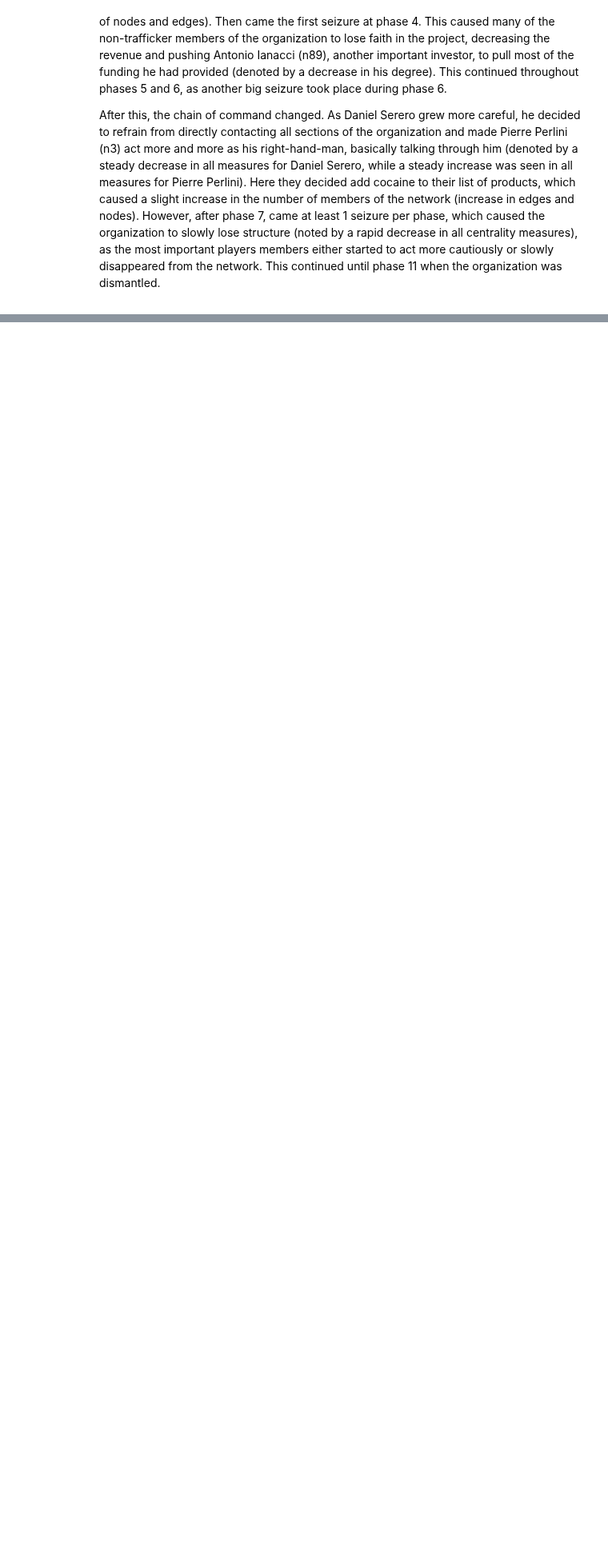
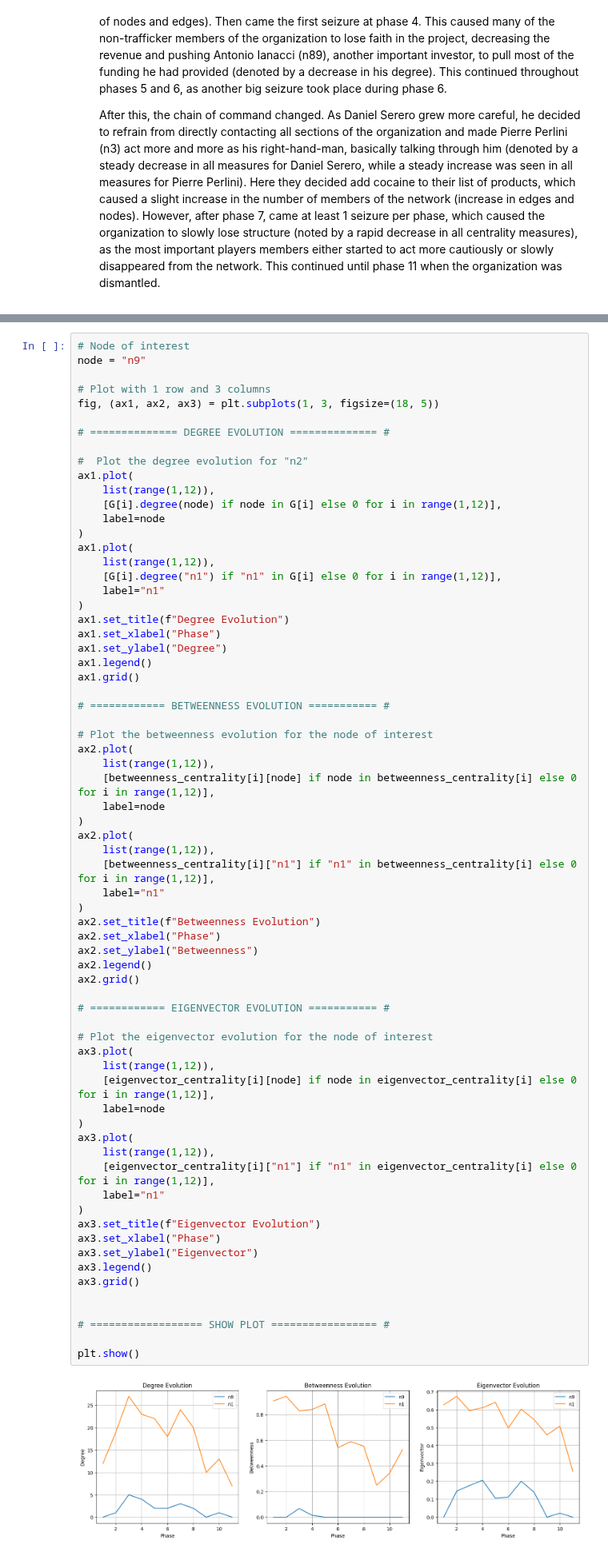
Before and after one commit to eddysanoli-galileo/Data-Analysis-Statistical-Modeling-and-Computation-in-Applications, a Jupyter notebook: Module 3 - Network Analysis/Project/Problem 2.ipynb, the cells around one changed output, grey strips where cells are left out. Shown at 80% size. Cells and saved outputs as stored; diff of their text form; blank space fills up the shorter version.

```diff
--- a/Module 3 - Network Analysis/Project/Problem 2.ipynb
+++ b/Module 3 - Network Analysis/Project/Problem 2.ipynb
@@ -696,0 +920,70 @@ important_nodes = [
+# %%
+# Node of interest
+node = "n9"
+
+# Plot with 1 row and 3 columns
+fig, (ax1, ax2, ax3) = plt.subplots(1, 3, figsize=(18, 5))
+
+# ============== DEGREE EVOLUTION ============== #
+
+#  Plot the degree evolution for "n2"
+ax1.plot(
+    list(range(1,12)),
+    [G[i].degree(node) if node in G[i] else 0 for i in range(1,12)],
+    label=node
+)
+ax1.plot(
+    list(range(1,12)),
+    [G[i].degree("n1") if "n1" in G[i] else 0 for i in range(1,12)],
+    label="n1"
+)
+ax1.set_title(f"Degree Evolution")
+ax1.set_xlabel("Phase")
+ax1.set_ylabel("Degree")
+ax1.legend()
+ax1.grid()
+
+# ============ BETWEENNESS EVOLUTION =========== #
+
+# Plot the betweenness evolution for the node of interest
+ax2.plot(
+    list(range(1,12)),
+    [betweenness_centrality[i][node] if node in betweenness_centrality[i] else 0 for i in range(1,12)],
+    label=node
+)
+ax2.plot(
+    list(range(1,12)),
+    [betweenness_centrality[i]["n1"] if "n1" in betweenness_centrality[i] else 0 for i in range(1,12)],
+    label="n1"
+)
+ax2.set_title(f"Betweenness Evolution")
+ax2.set_xlabel("Phase")
+ax2.set_ylabel("Betweenness")
+ax2.legend()
+ax2.grid()
+
+# ============ EIGENVECTOR EVOLUTION =========== #
+
+# Plot the eigenvector evolution for the node of interest
+ax3.plot(
+    list(range(1,12)),
+    [eigenvector_centrality[i][node] if node in eigenvector_centrality[i] else 0 for i in range(1,12)],
+    label=node
+)
+ax3.plot(
+    list(range(1,12)),
+    [eigenvector_centrality[i]["n1"] if "n1" in eigenvector_centrality[i] else 0 for i in range(1,12)],
+    label="n1"
+)
+ax3.set_title(f"Eigenvector Evolution")
+ax3.set_xlabel("Phase")
+ax3.set_ylabel("Eigenvector")
+ax3.legend()
+ax3.grid()
+
+
+# ================== SHOW PLOT ================= #
+
+plt.show()
+# %% [output]
+[figure, added]
```
Also changed, not shown: parts of 10 cells of this notebook, 8 other files.
